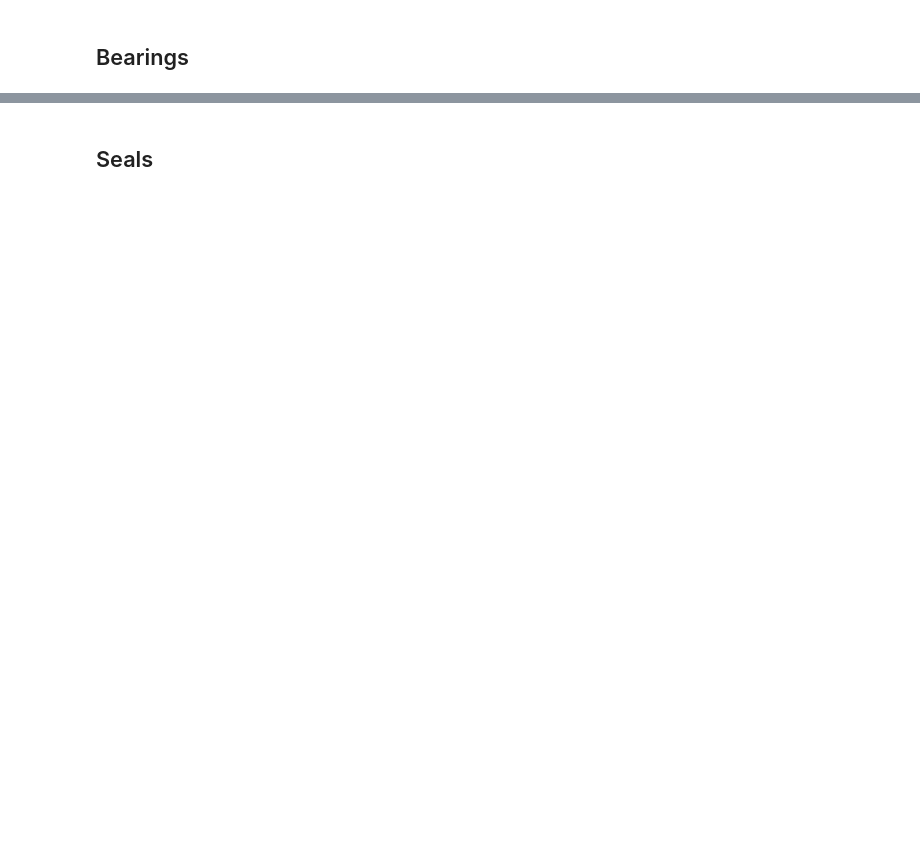
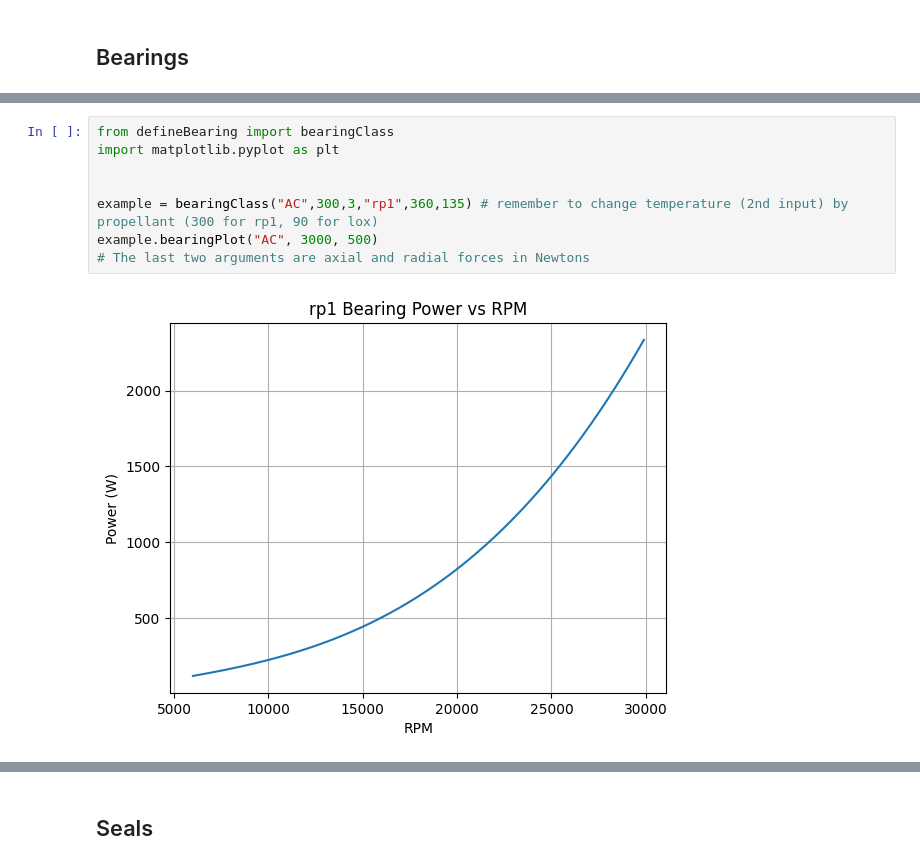
Before and after one commit to gt-space/Turbomachinery, a Jupyter notebook: EPump/EPump Sizer/Pump Sizer Guide.ipynb, the cells around one changed output, grey strips where cells are left out. Cells and saved outputs as stored; diff of their text form; blank space fills up the shorter version.

```diff
--- a/EPump/EPump Sizer/Pump Sizer Guide.ipynb
+++ b/EPump/EPump Sizer/Pump Sizer Guide.ipynb
@@ -50,0 +112,10 @@ We elect not to loop the hydraulic efficiency until a head rise is achieved wher
+# %%
+from defineBearing import bearingClass
+import matplotlib.pyplot as plt
+
+
+example = bearingClass("AC",300,3,"rp1",360,135) # remember to change temperature (2nd input) by propellant (300 for rp1, 90 for lox)
+example.bearingPlot("AC", 3000, 500)
+# The last two arguments are axial and radial forces in Newtons
+# %% [output]
+[figure, added]
```
Also changed, not shown: parts of 34 cells of this notebook, 4 other files.
